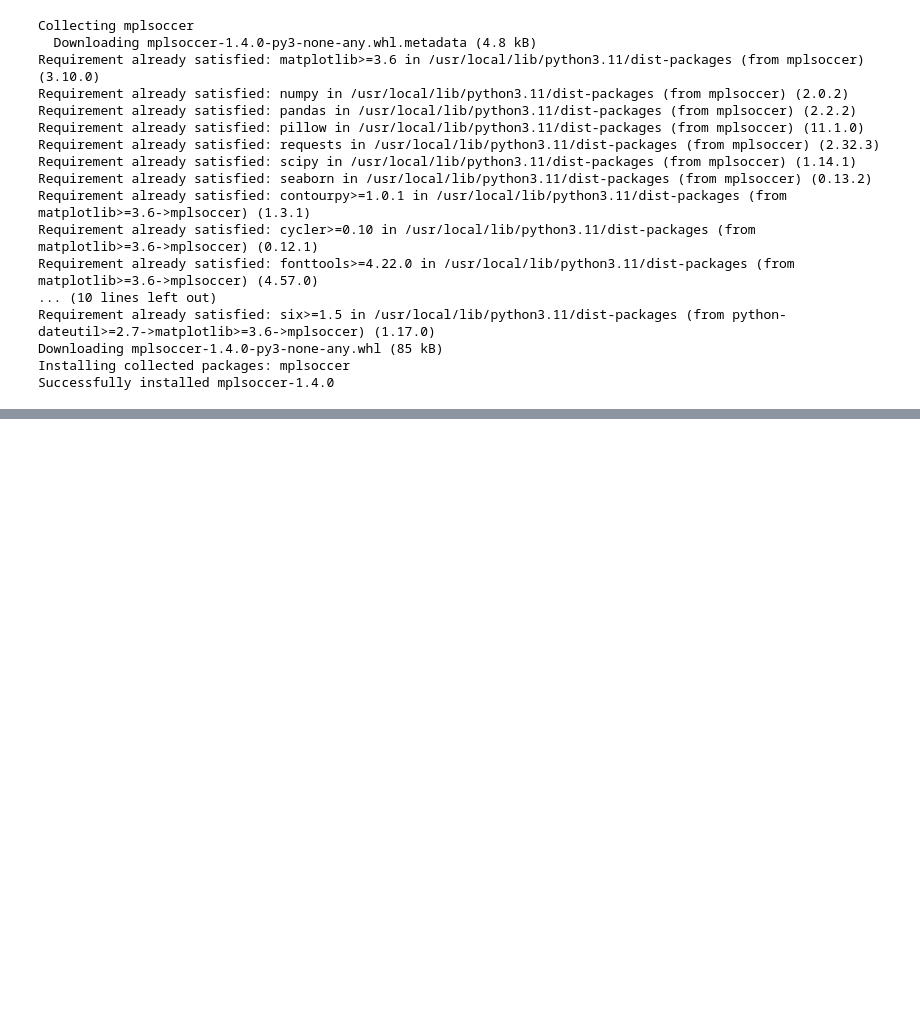
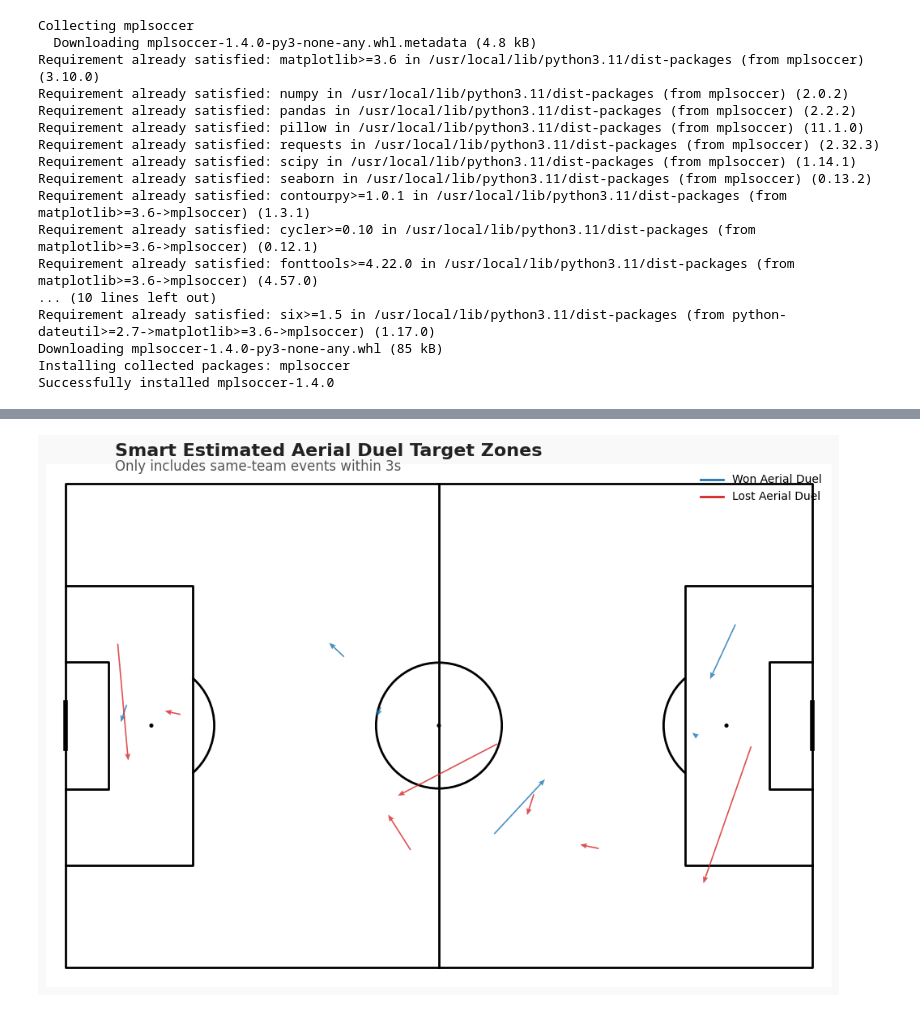
Before and after one commit to marclamberts/football-analysis, a Jupyter notebook: Chain_Reaction_Tackles_2025.ipynb, the cells around one changed output, grey strips where cells are left out. Cells and saved outputs as stored; diff of their text form; code cells hidden in the pictures; blank space fills up the shorter version.

```diff
--- a/Chain_Reaction_Tackles_2025.ipynb
+++ b/Chain_Reaction_Tackles_2025.ipynb
@@ -281,3 +282,97 @@ Requirement already satisfied: six>=1.5 in /usr/local/lib/python3.11/dist-packag
 Downloading mplsoccer-1.4.0-py3-none-any.whl (85 kB)
 Installing collected packages: mplsoccer
 Successfully installed mplsoccer-1.4.0
+# %%
+import pandas as pd
+import numpy as np
+import matplotlib.pyplot as plt
+from mplsoccer import Pitch
+from matplotlib.lines import Line2D
+
+# Sort chronologically and calculate seconds
+df = df.sort_values(by=["timeMin", "timeSec"]).reset_index(drop=True)
+df["timeSeconds"] = df["timeMin"] * 60 + df["timeSec"]
+
+# Filter aerial duels
+aerials = df[df["typeId"] == 44].copy()
+
+# Estimate landing spots using smarter logic
+aerials_smart_estimation = []
+
+for idx, aerial in aerials.iterrows():
+    aerial_index = df[df["id"] == aerial["id"]].index
+    if aerial_index.empty:
+        continue
+    current_index = aerial_index[0]
+    team = aerial["contestantId"]
+    aerial_time = aerial["timeSeconds"]
+
+    # Look ahead max 3 next events
+    for i in range(current_index + 1, min(current_index + 4, len(df))):
+        next_event = df.iloc[i]
+        if (
+            next_event["contestantId"] == team and
+            0 < next_event["timeSeconds"] - aerial_time <= 5 and
+            pd.notnull(next_event.get("x", None)) and
+            pd.notnull(next_event.get("y", None))
+        ):
+            aerials_smart_estimation.append({
+                "id": aerial["id"],
+                "contestantId": team,
+                "outcome": aerial["outcome"],
+                "duel_x": aerial["x"],
+                "duel_y": aerial["y"],
+                "est_endX": next_event["x"],
+                "est_endY": next_event["y"],
+                "time_diff": next_event["timeSeconds"] - aerial_time
+            })
+            break
+
+# Create DataFrame
+aerials_estimated = pd.DataFrame(aerials_smart_estimation)
+
+# Calculate distance between duel and estimated landing
+aerials_estimated["distance"] = np.sqrt(
+    (aerials_estimated["est_endX"] - aerials_estimated["duel_x"]) ** 2 +
+    (aerials_estimated["est_endY"] - aerials_estimated["duel_y"]) ** 2
+)
+
+# --- Plotting ---
+pitch = Pitch(pitch_type='opta', pitch_color='white', line_color='black')
+fig, ax = pitch.draw(figsize=(10, 7))
+fig.set_facecolor('#f9f9f9')
+fig.subplots_adjust(top=0.88)
+
+# Titles
+fig.text(0.1, 0.975, "Smart Estimated Aerial Duel Target Zones", fontsize=16, weight='bold', color='#222222')
+fig.text(0.1, 0.95, "Only includes same-team events within 3s", fontsize=12, color='#555555')
+
+# Arrows: duel → estimated landing
+for _, row in aerials_estimated.iterrows():
+    color = '#1f77b4' if row['outcome'] == 1 else '#d62728'
+    pitch.arrows(
+        row['duel_x'], row['duel_y'],
+        row['est_endX'], row['est_endY'],
+        ax=ax,
+        color=color,
+        width=1.2,
+        headwidth=4,
+        headlength=5,
+        alpha=0.8,
+        zorder=2
+    )
+
+# Legend
+legend_elements = [
+    Line2D([0], [0], color='#1f77b4', lw=2, label='Won Aerial Duel'),
+    Line2D([0], [0], color='#d62728', lw=2, label='Lost Aerial Duel')
+]
+ax.legend(handles=legend_elements, loc='upper right', frameon=False)
+
+# Save to Google Drive
+fig_path = '/content/drive/MyDrive/Aerial_Duel_Target_Zones_Smart.png'
+plt.savefig(fig_path, dpi=300, bbox_inches='tight', facecolor=fig.get_facecolor())
+print(f"✅ Saved smart aerial duel map to: {fig_path}")
+
+plt.show()
+# %% [output]
@@ -283,0 +380 @@ Successfully installed mplsoccer-1.4.0
+[figure, added]
```
Also changed, not shown: parts of 5 cells of this notebook.
